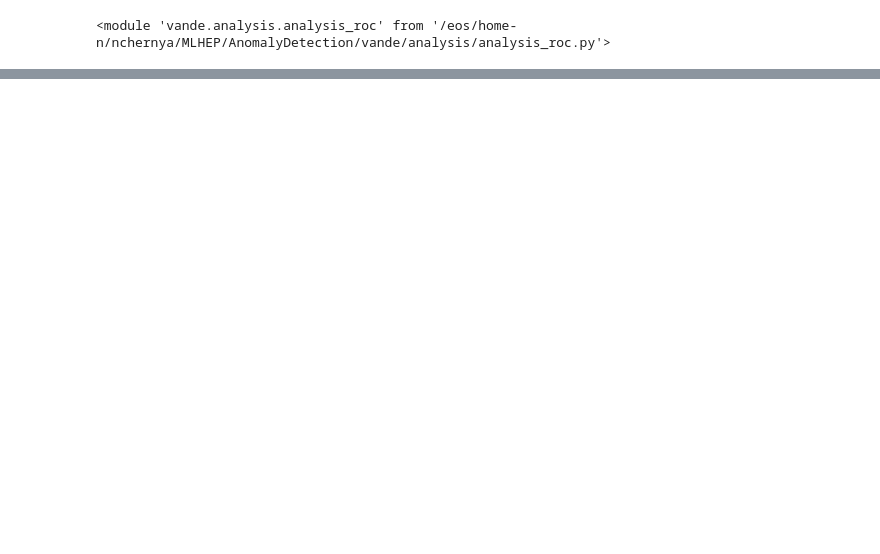
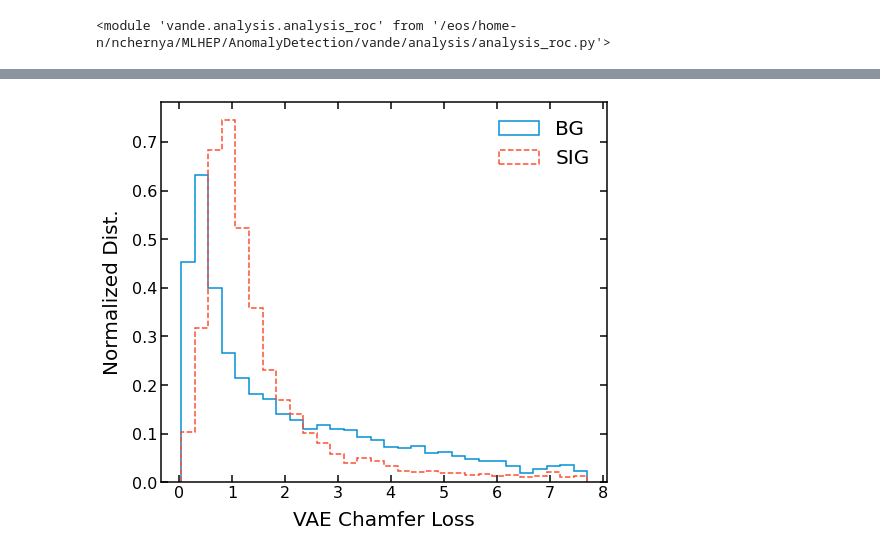
Before and after one commit to nadya-chernyavskaya/ADgvae, a Jupyter notebook: notebooks/EdgeGraphConvAE_offline.ipynb, the cells around one changed output, grey strips where cells are left out. Saved outputs shown, nothing was run; the diff lists cells and outputs as text; code cells hidden in the pictures; blank space fills up the shorter version.

Commit message:
running PN ae model

```diff
--- a/notebooks/EdgeGraphConvAE_offline.ipynb
+++ b/notebooks/EdgeGraphConvAE_offline.ipynb
@@ -444,0 +478,20 @@ ar.plot_roc( neg_class_losses, pos_class_losses, legend=['GCN VAE'], title='ROC
+# %%
+
+optim = Adam(learning_rate=0.01)
+
+# Compile the Model
+#model.compile(optimizer=optim, loss=losses.threeD_loss)
+model.compile(optimizer=optim, loss='mse')
+# %%
+# early stopping callback
+es = EarlyStopping(monitor='val_loss', patience=10)
+
+# Learning rate scheduler
+ls = ReduceLROnPlateau(monitor='val_loss', factor=0.2, patience=10)
+
+history = model.fit((particles_bg[:,:,0:2], particles_bg) , particles_bg,
+                    validation_data = ((particles_bg_valid[:,:,0:2], particles_bg_valid) , particles_bg_valid),
+                    epochs=3,
+                    batch_size=128,
+                    verbose=1,
+                    callbacks=[es,ls])
@@ -444,0 +513,27 @@ ar.plot_roc( neg_class_losses, pos_class_losses, legend=['GCN VAE'], title='ROC
+# %%
+Y_bg_predict = model.predict([particles_bg_test[:,:,0:2],particles_bg_test])
+Y_sig_predict = model.predict([particles_sig[:,:,0:2],particles_sig])
+# %%
+loss_bg = losses.threeD_loss_manual(particles_bg_test,Y_bg_predict)
+loss_sig = losses.threeD_loss_manual(particles_sig,Y_sig_predict)
+
+plt.style.use('/eos/user/n/nchernya/MLHEP/AnomalyDetection/ADgvae/utils/adfigstyle.mplstyle')
+
+max_score = np.quantile(loss_bg,0.95)#,np.max(loss_bg_dist))
+min_score = np.min(loss_bg)#,np.max(loss_bg_dist))
+bins = 30
+# plot BG
+plt.figure()
+plt.hist(loss_bg, bins=bins, label='BG', density=True, range=(min_score, max_score),
+         histtype='step', fill=False, linewidth=1.5)
+plt.hist(loss_sig, bins=bins, label='SIG', density=True, range=(min_score, max_score),
+         histtype='step', linestyle='--',fill=False, linewidth=1.5)
+#plt.semilogy()
+plt.xlabel("VAE Chamfer Loss")
+plt.ylabel("Normalized Dist.")
+plt.legend(loc='upper right')
+savename = '/eos/user/n/nchernya/MLHEP/AnomalyDetection/ADgvae/figs/reco_edgeconv_ae_test.pdf'
+plt.savefig(savename)
+plt.show()
+# %% [output]
+[figure, added]
```
Also changed, not shown: parts of 11 cells of this notebook, 2 other files.
